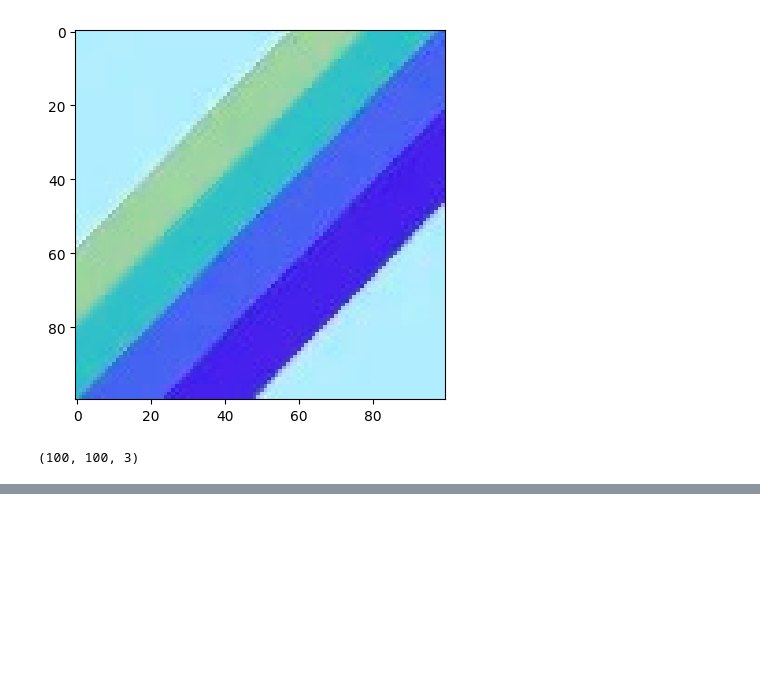
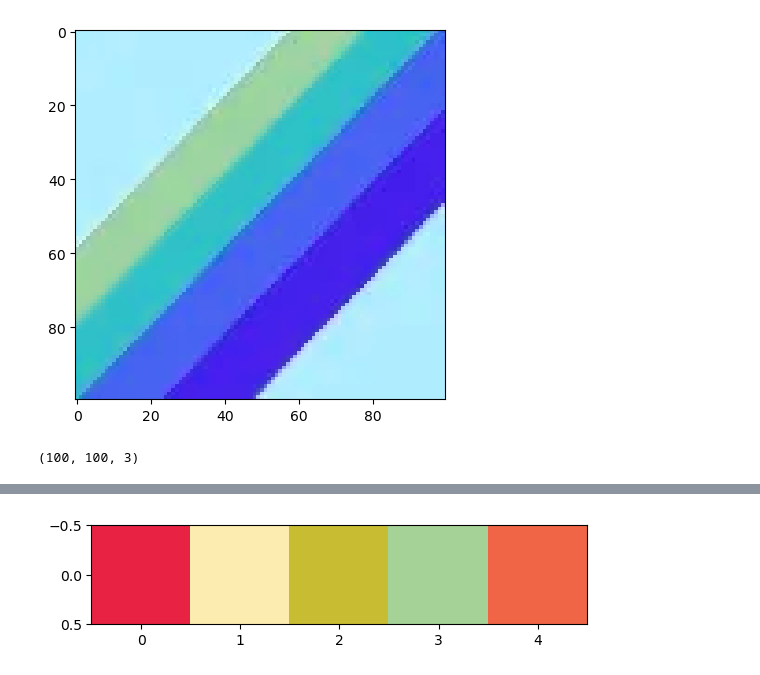
Before and after one commit to sujeetmohanty11/image-color-segmentation, a Jupyter notebook: notebooks/dominant-image-color-kmeans.ipynb, the cells around one changed output, grey strips where cells are left out. Saved outputs shown, nothing was run; the diff lists cells and outputs as text; code cells hidden in the pictures; blank space fills up the shorter version.

```diff
--- a/notebooks/dominant-image-color-kmeans.ipynb
+++ b/notebooks/dominant-image-color-kmeans.ipynb
@@ -132,0 +124,5 @@ plt.show()
+# %%
+plt.imshow([colors])
+plt.savefig('output.jpg')
+# %% [output]
+[figure, added]
```
Also changed, not shown: parts of 8 cells of this notebook, 4 other files.
